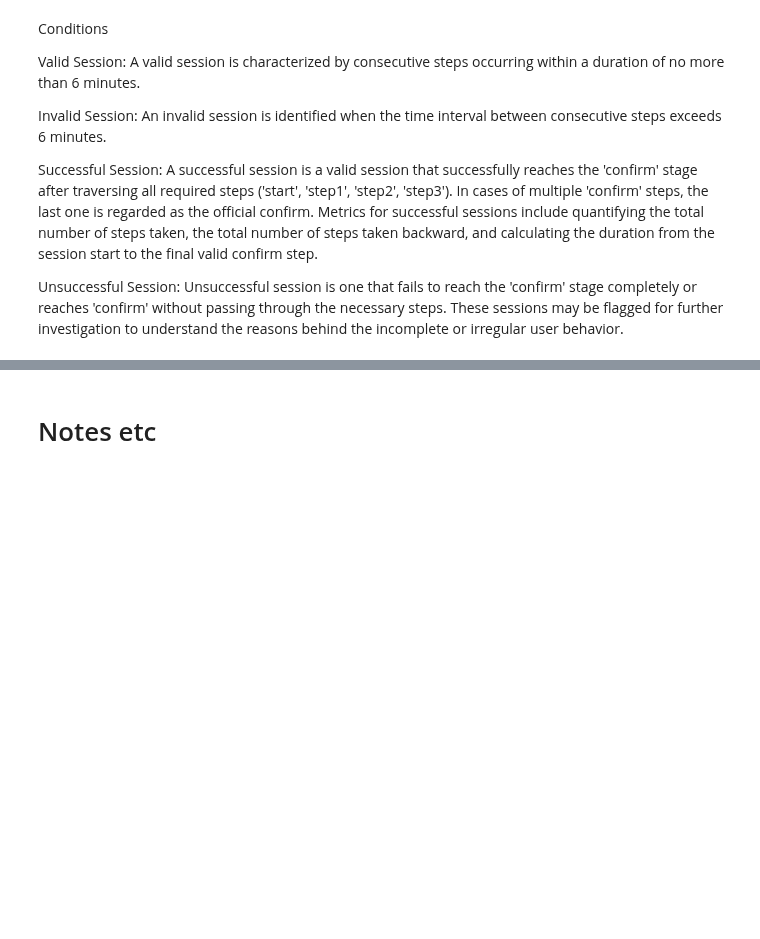
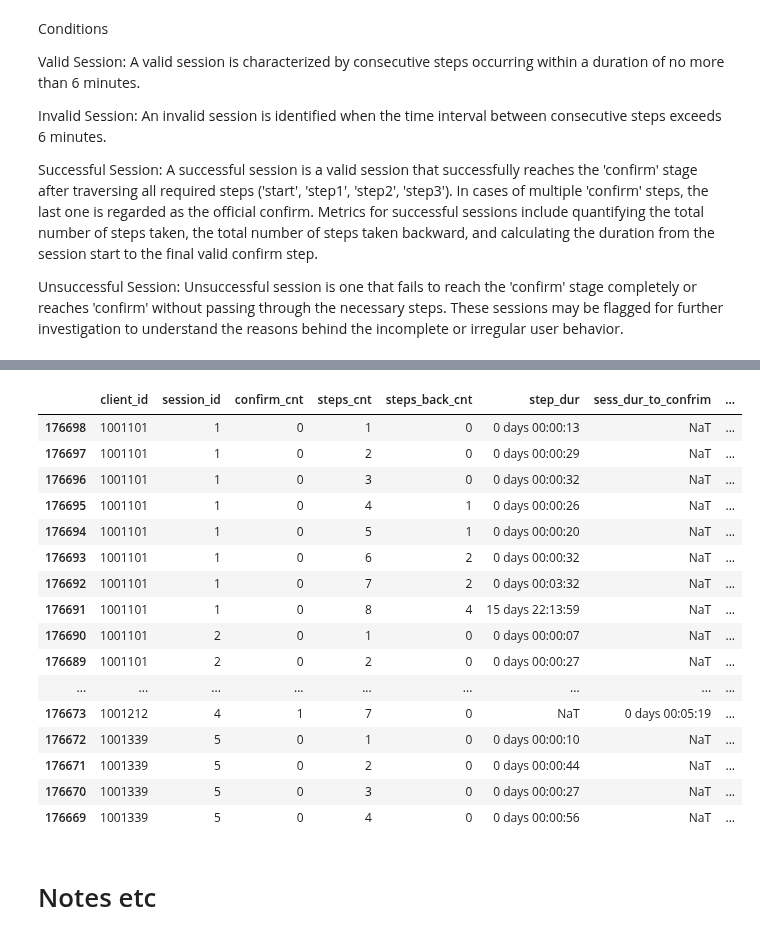
Before and after one commit to dimitsagk/AB_Testing_Analysis, a Jupyter notebook: notebooks/Project_2_02Cleaning+EDA.ipynb, the cells around one changed output, grey strips where cells are left out. Saved outputs shown, nothing was run; the diff lists cells and outputs as text; code cells hidden in the pictures; blank space fills up the shorter version.

```diff
--- a/notebooks/Project_2_02Cleaning+EDA.ipynb
+++ b/notebooks/Project_2_02Cleaning+EDA.ipynb
@@ -639,3 +645,23 @@ TypeError: unhashable type: 'list'
+# %%
+df_control_rslt.head(30)
+# %% [output]
+|  | client_id | session_id | confirm_cnt | steps_cnt | steps_back_cnt | step_dur | sess_dur_to_confrim | ... |
+| 176698 | 1001101 | 1 | 0 | 1 | 0 | 0 days 00:00:13 | NaT | ... |
+| 176697 | 1001101 | 1 | 0 | 2 | 0 | 0 days 00:00:29 | NaT | ... |
+| 176696 | 1001101 | 1 | 0 | 3 | 0 | 0 days 00:00:32 | NaT | ... |
+| 176695 | 1001101 | 1 | 0 | 4 | 1 | 0 days 00:00:26 | NaT | ... |
+| 176694 | 1001101 | 1 | 0 | 5 | 1 | 0 days 00:00:20 | NaT | ... |
+| 176693 | 1001101 | 1 | 0 | 6 | 2 | 0 days 00:00:32 | NaT | ... |
+| 176692 | 1001101 | 1 | 0 | 7 | 2 | 0 days 00:03:32 | NaT | ... |
+| 176691 | 1001101 | 1 | 0 | 8 | 4 | 15 days 22:13:59 | NaT | ... |
+| 176690 | 1001101 | 2 | 0 | 1 | 0 | 0 days 00:00:07 | NaT | ... |
+| 176689 | 1001101 | 2 | 0 | 2 | 0 | 0 days 00:00:27 | NaT | ... |
+| ... | ... | ... | ... | ... | ... | ... | ... | ... |
+| 176673 | 1001212 | 4 | 1 | 7 | 0 | NaT | 0 days 00:05:19 | ... |
+| 176672 | 1001339 | 5 | 0 | 1 | 0 | 0 days 00:00:10 | NaT | ... |
+| 176671 | 1001339 | 5 | 0 | 2 | 0 | 0 days 00:00:44 | NaT | ... |
+| 176670 | 1001339 | 5 | 0 | 3 | 0 | 0 days 00:00:27 | NaT | ... |
+| 176669 | 1001339 | 5 | 0 | 4 | 0 | 0 days 00:00:56 | NaT | ... |
 # %% [markdown]
 # Notes etc
 # %%
```
Also changed, not shown: parts of 6 cells of this notebook.
